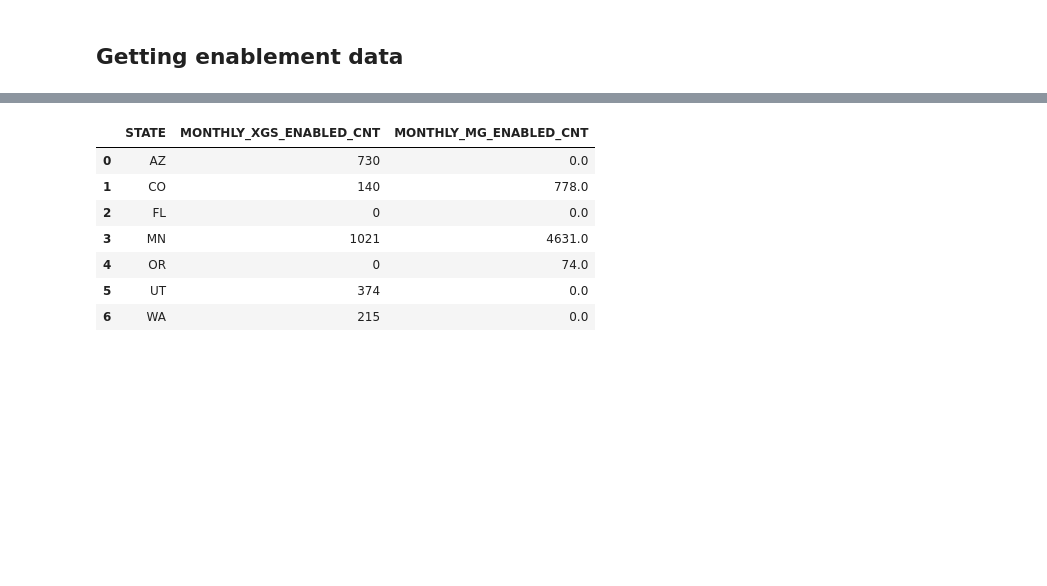
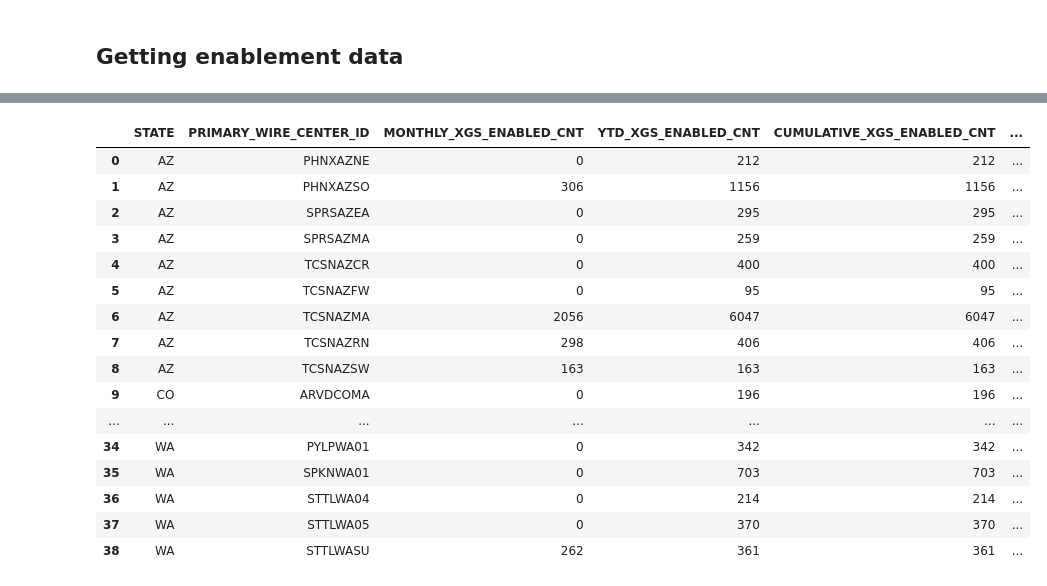
Before and after one commit to fangzhu-xiong-lumen/jupyter, a Jupyter notebook: Path to Premier Scorecard Workbook - month_enablement.ipynb, the cells around one changed output, grey strips where cells are left out. Cells and saved outputs as stored; diff of their text form; code cells hidden in the pictures; blank space fills up the shorter version.

```diff
--- a/Path to Premier Scorecard Workbook - month_enablement.ipynb
+++ b/Path to Premier Scorecard Workbook - month_enablement.ipynb
@@ -209,15 +213,26 @@ mg_enablement_wc = mg_lu_ora.groupby(['STATE','PRIMARY_WIRE_CENTER_ID'], as_inde
 # merge xgs and mg enablement
 luqual_enablement_df = xgs_enablement_wc.merge(mg_enablement_wc, how = 'outer', on = ['STATE','PRIMARY_WIRE_CENTER_ID']).fillna(0)
 luqual_enablement_df_save = luqual_enablement_df.copy() #save copy
+# %%
+luqual_enablement_df
+# %% [output]
+|  | STATE | PRIMARY_WIRE_CENTER_ID | MONTHLY_XGS_ENABLED_CNT | YTD_XGS_ENABLED_CNT | CUMULATIVE_XGS_ENABLED_CNT | ... |
+| 0 | AZ | PHNXAZNE | 0 | 212 | 212 | ... |
+| 1 | AZ | PHNXAZSO | 306 | 1156 | 1156 | ... |
+| 2 | AZ | SPRSAZEA | 0 | 295 | 295 | ... |
+| 3 | AZ | SPRSAZMA | 0 | 259 | 259 | ... |
+| 4 | AZ | TCSNAZCR | 0 | 400 | 400 | ... |
+| 5 | AZ | TCSNAZFW | 0 | 95 | 95 | ... |
+| 6 | AZ | TCSNAZMA | 2056 | 6047 | 6047 | ... |
+| 7 | AZ | TCSNAZRN | 298 | 406 | 406 | ... |
+| 8 | AZ | TCSNAZSW | 163 | 163 | 163 | ... |
+| 9 | CO | ARVDCOMA | 0 | 196 | 196 | ... |
+| ... | ... | ... | ... | ... | ... | ... |
+| 34 | WA | PYLPWA01 | 0 | 342 | 342 | ... |
+| 35 | WA | SPKNWA01 | 0 | 703 | 703 | ... |
+| 36 | WA | STTLWA04 | 0 | 214 | 214 | ... |
+| 37 | WA | STTLWA05 | 0 | 370 | 370 | ... |
+| 38 | WA | STTLWASU | 262 | 361 | 361 | ... |
 # %%
 # check data
-luqual_enablement_df[['STATE','MONTHLY_XGS_ENABLED_CNT','MONTHLY_MG_ENABLED_CNT']].groupby(['STATE'], as_index = False).sum()
+scorecard_view = luqual_enablement_df[['STATE','CUMULATIVE_XGS_ENABLED_CNT','CUMULATIVE_MG_ENABLED_CNT','MONTHLY_XGS_ENABLED_CNT','MONTHLY_MG_ENABLED_CNT']].groupby(['STATE'], as_index = False).sum()
-# %% [output]
-|  | STATE | MONTHLY_XGS_ENABLED_CNT | MONTHLY_MG_ENABLED_CNT |
-| 0 | AZ | 730 | 0.0 |
-| 1 | CO | 140 | 778.0 |
-| 2 | FL | 0 | 0.0 |
-| 3 | MN | 1021 | 4631.0 |
-| 4 | OR | 0 | 74.0 |
-| 5 | UT | 374 | 0.0 |
-| 6 | WA | 215 | 0.0 |
```
Also changed, not shown: parts of 7 cells of this notebook.
